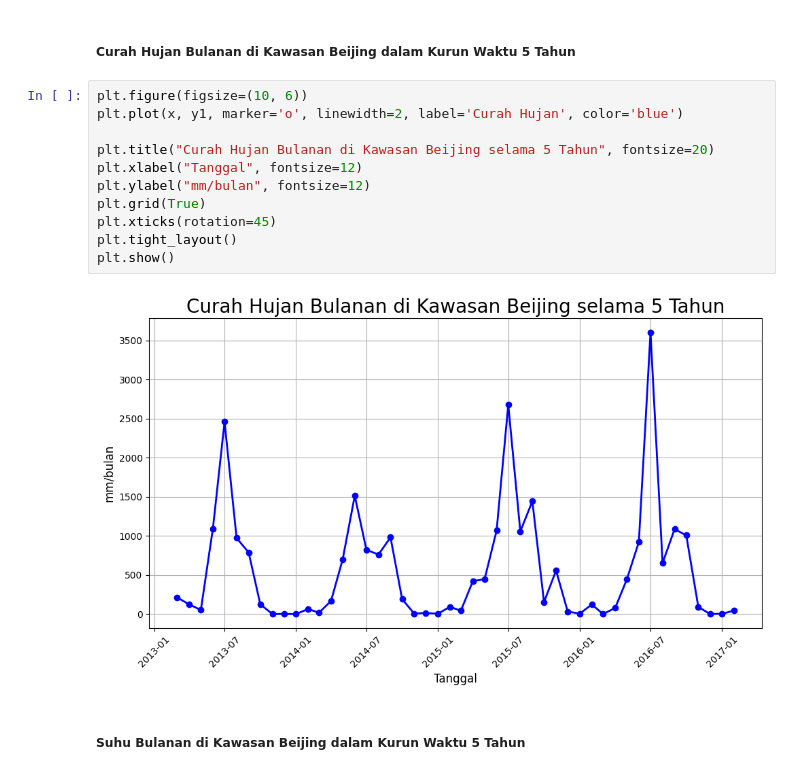
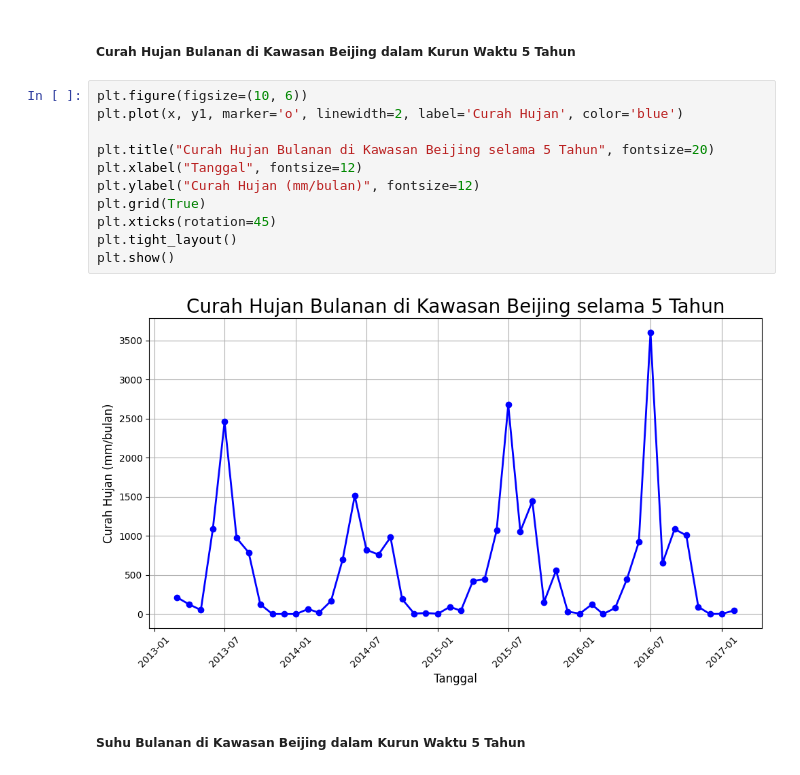
Before and after one commit to QaruzDin/Air-quality-dataset, a Jupyter notebook: Submission/notebook.ipynb, the cells around one changed output. Drawn from its saved outputs; the diff is of its cells as text.

Commit message:
Menambahkan Visual Data #2

```diff
--- a/Submission/notebook.ipynb
+++ b/Submission/notebook.ipynb
@@ -1099,16 +1136,16 @@ Name: Curah Hujan, dtype: float64
 # %%
 plt.figure(figsize=(10, 6))
 plt.plot(x, y1, marker='o', linewidth=2, label='Curah Hujan', color='blue')
 
 plt.title("Curah Hujan Bulanan di Kawasan Beijing selama 5 Tahun", fontsize=20)
 plt.xlabel("Tanggal", fontsize=12)
-plt.ylabel("mm/bulan", fontsize=12)
+plt.ylabel("Curah Hujan (mm/bulan)", fontsize=12)
 plt.grid(True)
 plt.xticks(rotation=45)
 plt.tight_layout()
 plt.show()
 # %% [output]
-[figure, old version]
+[figure, new version]
 # %% [markdown]
 ##### Suhu Bulanan di Kawasan Beijing dalam Kurun Waktu 5 Tahun
 # %%
```
Also changed, not shown: parts of 16 cells of this notebook.
